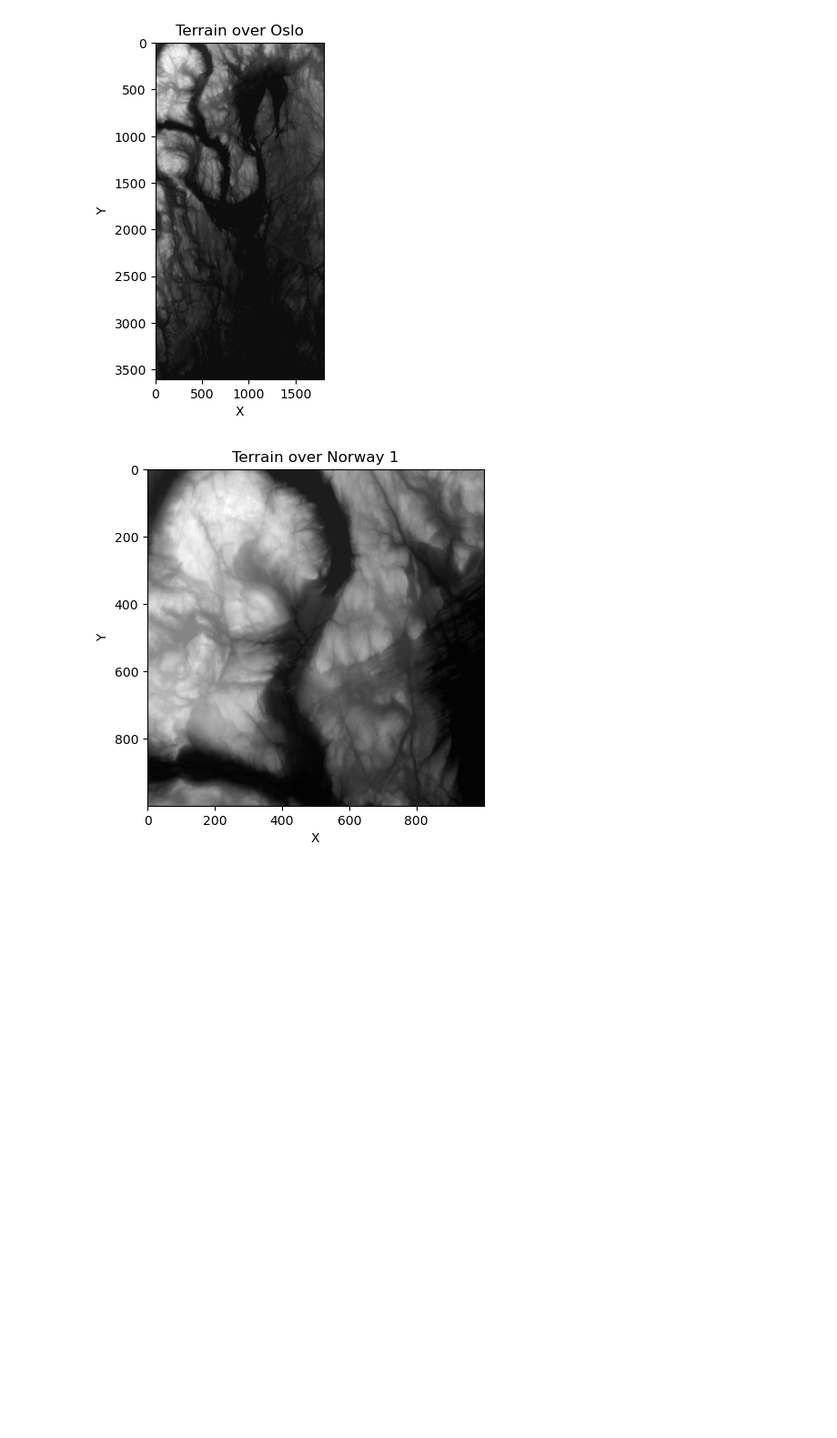
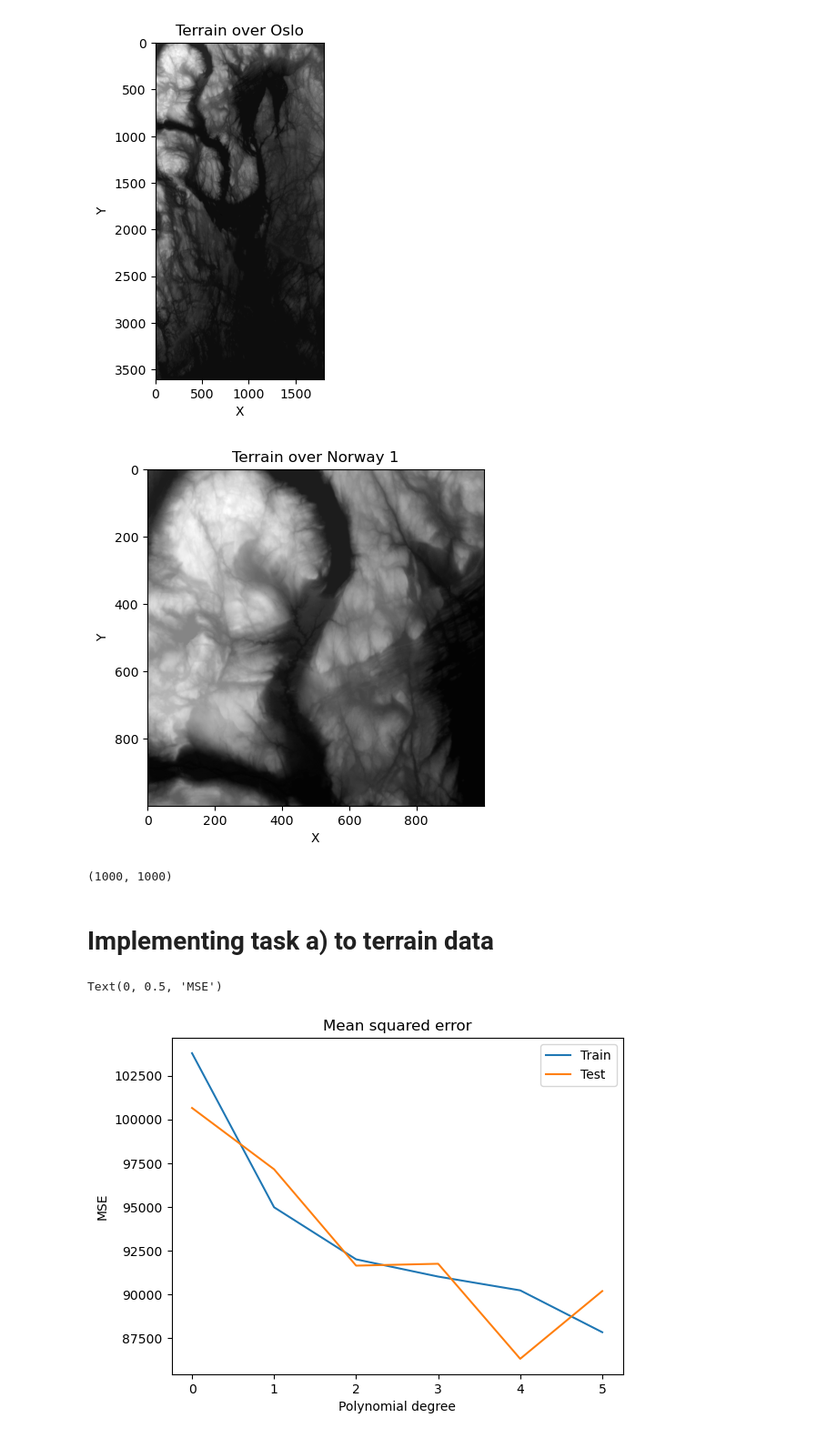
Before and after one commit to LassePladsen/FYS-STK3155-projects, a Jupyter notebook: project1/source_code/part_g_real_data.ipynb, the cells around one changed output. Shown at 91% size. Cells and saved outputs as stored; diff of their text form; code cells hidden in the pictures; blank space fills up the shorter version.

```diff
--- a/project1/source_code/part_g_real_data.ipynb
+++ b/project1/source_code/part_g_real_data.ipynb
@@ -43,7 +43,6 @@ def create_X(x, y, n):
 """Extracting a square piece of the terrain"""
 
 N = 1000
-m = 5 # polynomial order
 #terrain = terrain[:N,N:]
 terrain = terrain[0:N,0:N]
 # Creates mesh of image pixels
@@ -52,7 +51,7 @@ y = np.linspace(0,1, np.shape(terrain)[1])
 x_mesh, y_mesh = np.meshgrid(x,y)
 
 z = terrain
-X = create_X(x_mesh, y_mesh,m)
+X = create_X(x_mesh, y_mesh,5)
 
 
 # Show the terrain
@@ -62,5 +61,9 @@ plt.imshow(terrain, cmap='gray')
 plt.xlabel('X')
 plt.ylabel('Y')
 plt.show()
+x_mesh.shape
 # %% [output]
 [figure]
+(1000, 1000)
+# %% [markdown]
+# Implementing task a) to terrain data
@@ -67,3 +144,16 @@ plt.show()
+# %%
+# Plot the MSE as function of poly. degree
+plt.figure()
+plt.plot(degrees, train_mse, label="Train")
+plt.plot(degrees, test_mse, label="Test")
+plt.legend()
+plt.title("Mean squared error")
+plt.xlabel("Polynomial degree")
+plt.ylabel("MSE")
+#plt.savefig(FIGURES_DIR / "part_a_MSE.png")
+# %% [output]
+Text(0, 0.5, 'MSE')
+[figure, added]
 # %%
 # Plot R2 scores as function of poly. degree
 plt.figure()
```
Also changed, not shown: parts of 11 cells of this notebook, 8 other files.
